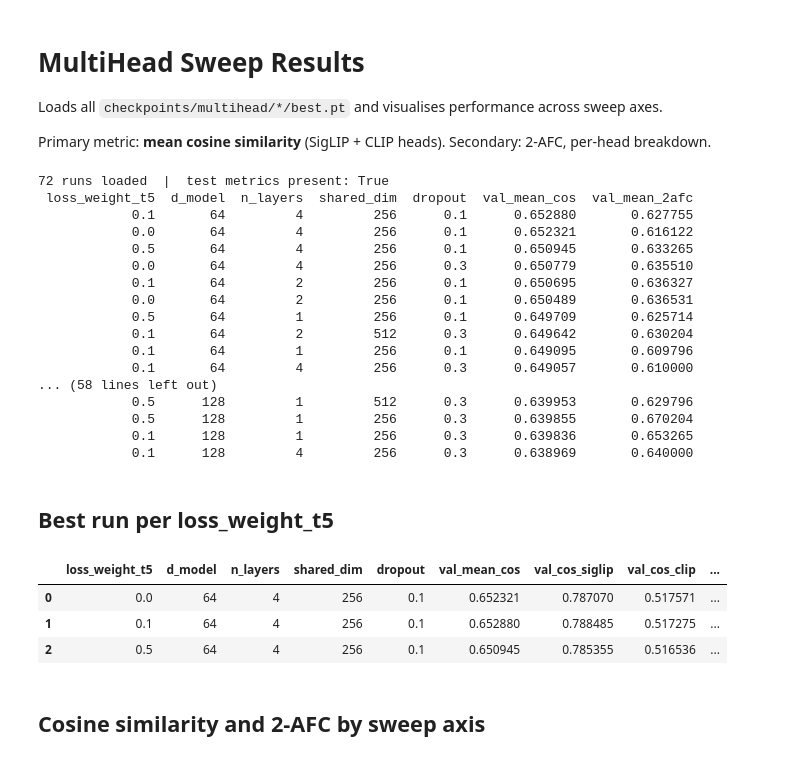
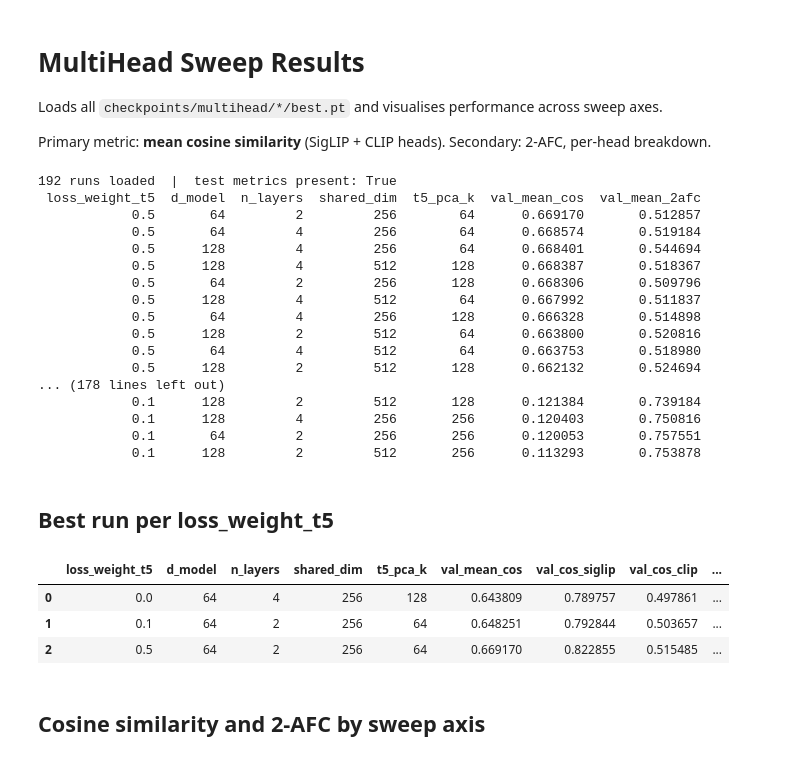
Before and after one commit to YAOJaredz/NeurObjectGen, a Jupyter notebook: notebooks/sweep_multihead.ipynb, the cells around one changed output. Saved outputs shown, nothing was run; the diff lists cells and outputs as text; code cells hidden in the pictures.

```diff
--- a/notebooks/sweep_multihead.ipynb
+++ b/notebooks/sweep_multihead.ipynb
@@ -18,7 +18,7 @@ from tqdm.notebook import tqdm
 sys.path.insert(0, '.')
 from config_const import CHECKPOINT_DIR
 
-SWEEP_AXES = ["loss_weight_t5", "d_model", "n_layers", "shared_dim", "dropout"]
+SWEEP_AXES = ["loss_weight_t5", "d_model", "n_layers", "shared_dim", "t5_pca_k"]
 
 def load_one(pt):
     try:
@@ -42,50 +42,49 @@ with ThreadPoolExecutor(max_workers=8) as pool:
 df = pd.DataFrame(records)
 has_test = "test_cos_siglip" in df.columns
 
-# Categorical axis ordering
-for col in ["loss_weight_t5", "d_model", "n_layers", "shared_dim", "dropout"]:
+for col in SWEEP_AXES:
     if col in df.columns:
         df[col] = pd.to_numeric(df[col])
 
 print(f"{len(df)} runs loaded  |  test metrics present: {has_test}")
 print(df[SWEEP_AXES + ["val_mean_cos","val_mean_2afc"]].sort_values("val_mean_cos", ascending=False).to_string(index=False))
 # %% [output]
-72 runs loaded  |  test metrics present: True
- loss_weight_t5  d_model  n_layers  shared_dim  dropout  val_mean_cos  val_mean_2afc
-            0.1       64         4         256      0.1      0.652880       0.627755
-            0.0       64         4         256      0.1      0.652321       0.616122
-            0.5       64         4         256      0.1      0.650945       0.633265
-            0.0       64         4         256      0.3      0.650779       0.635510
-            0.1       64         2         256      0.1      0.650695       0.636327
-            0.0       64         2         256      0.1      0.650489       0.636531
-            0.5       64         1         256      0.1      0.649709       0.625714
-            0.1       64         2         512      0.3      0.649642       0.630204
-            0.1       64         1         256      0.1      0.649095       0.609796
-            0.1       64         4         256      0.3      0.649057       0.610000
-... (58 lines left out)
-            0.5      128         1         512      0.3      0.639953       0.629796
-            0.5      128         1         256      0.3      0.639855       0.670204
-            0.1      128         1         256      0.3      0.639836       0.653265
-            0.1      128         4         256      0.3      0.638969       0.640000
+192 runs loaded  |  test metrics present: True
+ loss_weight_t5  d_model  n_layers  shared_dim  t5_pca_k  val_mean_cos  val_mean_2afc
+            0.5       64         2         256        64      0.669170       0.512857
+            0.5       64         4         256        64      0.668574       0.519184
+            0.5      128         4         256        64      0.668401       0.544694
+            0.5      128         4         512       128      0.668387       0.518367
+            0.5       64         2         256       128      0.668306       0.509796
+            0.5      128         4         512        64      0.667992       0.511837
+            0.5       64         4         256       128      0.666328       0.514898
+            0.5      128         2         512        64      0.663800       0.520816
+            0.5       64         4         512        64      0.663753       0.518980
+            0.5      128         2         512       128      0.662132       0.524694
+... (178 lines left out)
+            0.1      128         2         512       128      0.121384       0.739184
+            0.1      128         4         256       256      0.120403       0.750816
+            0.1       64         2         256       256      0.120053       0.757551
+            0.1      128         2         512       256      0.113293       0.753878
 # %% [markdown]
 ## Best run per loss_weight_t5
 # %%
-cols = ["loss_weight_t5","d_model","n_layers","shared_dim","dropout",
+cols = ["loss_weight_t5","d_model","n_layers","shared_dim","t5_pca_k",
         "val_mean_cos","val_cos_siglip","val_cos_clip",
         "val_mean_2afc","val_2afc_siglip","val_2afc_clip","val_mse_t5"]
 available = [c for c in cols if c in df.columns]
 summary = (
     df.sort_values("val_mean_cos", ascending=False)
       .groupby("loss_weight_t5", sort=True)
       .first()
       .reset_index()
 )[available]
 display(summary)
 # %% [output]
-|  | loss_weight_t5 | d_model | n_layers | shared_dim | dropout | val_mean_cos | val_cos_siglip | val_cos_clip | ... |
-| 0 | 0.0 | 64 | 4 | 256 | 0.1 | 0.652321 | 0.787070 | 0.517571 | ... |
-| 1 | 0.1 | 64 | 4 | 256 | 0.1 | 0.652880 | 0.788485 | 0.517275 | ... |
-| 2 | 0.5 | 64 | 4 | 256 | 0.1 | 0.650945 | 0.785355 | 0.516536 | ... |
+|  | loss_weight_t5 | d_model | n_layers | shared_dim | t5_pca_k | val_mean_cos | val_cos_siglip | val_cos_clip | ... |
+| 0 | 0.0 | 64 | 4 | 256 | 128 | 0.643809 | 0.789757 | 0.497861 | ... |
+| 1 | 0.1 | 64 | 2 | 256 | 64 | 0.648251 | 0.792844 | 0.503657 | ... |
+| 2 | 0.5 | 64 | 2 | 256 | 64 | 0.669170 | 0.822855 | 0.515485 | ... |
 # %% [markdown]
 ## Cosine similarity and 2-AFC by sweep axis
 # %%
```
Also changed, not shown: parts of 5 cells of this notebook, 4 other files.
